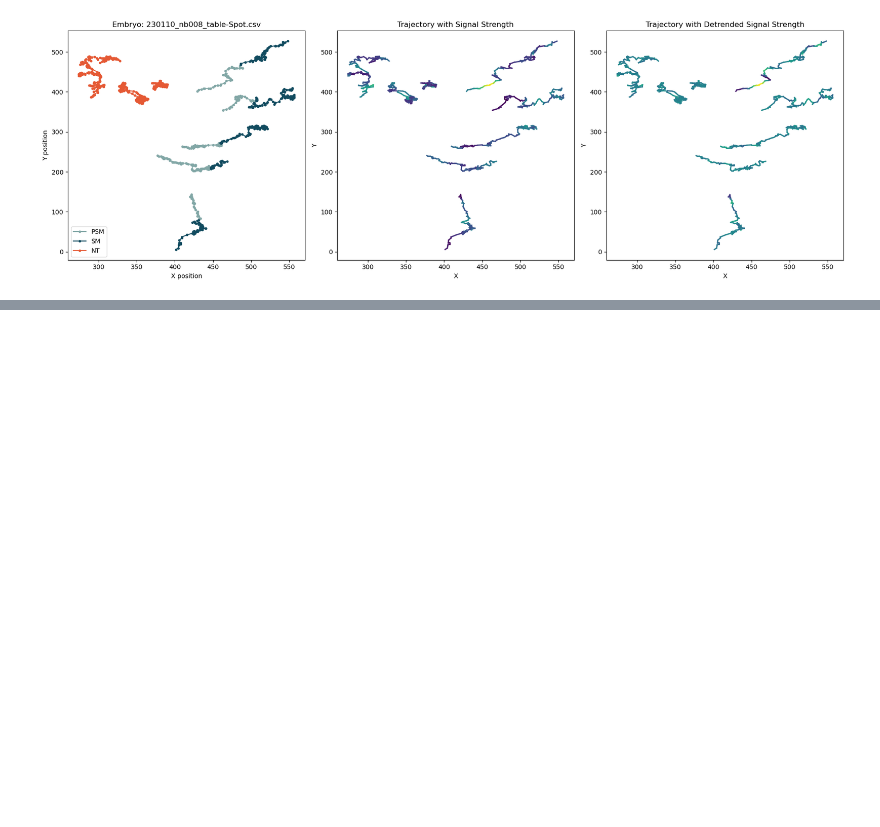
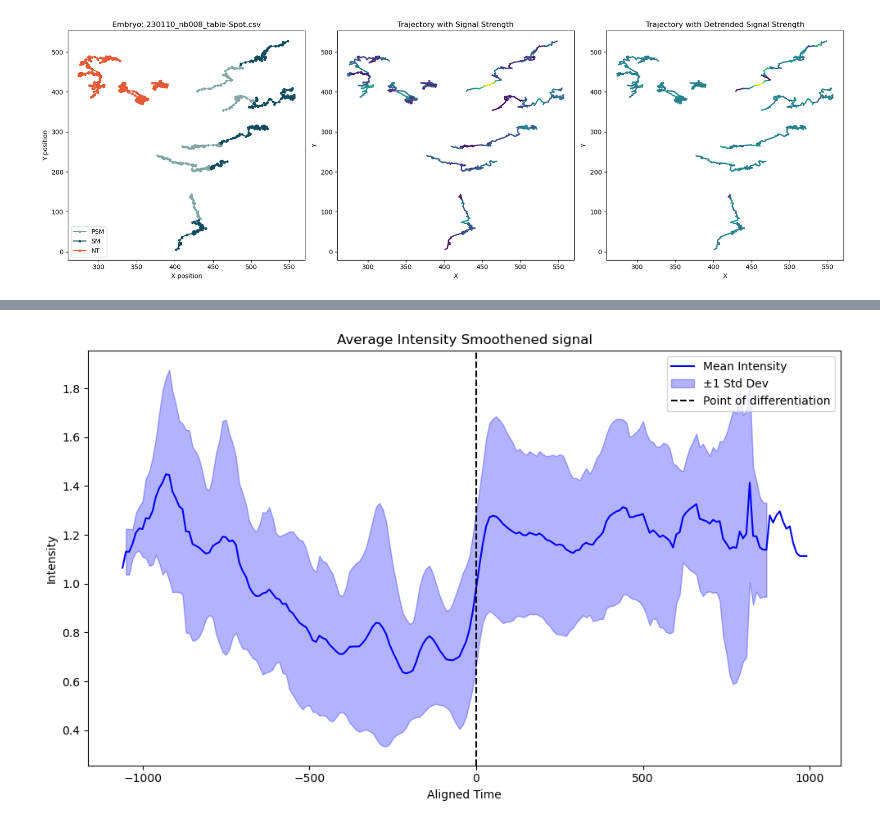
Before and after one commit to kbmcdonnell/2025_mouse_oscillations_MEP_Kate_McDonnell, a Jupyter notebook: Data/data_analysis.ipynb, the cells around one changed output, grey strips where cells are left out. Cells and saved outputs as stored; diff of their text form; code cells hidden in the pictures; blank space fills up the shorter version.

```diff
--- a/Data/data_analysis.ipynb
+++ b/Data/data_analysis.ipynb
@@ -495,0 +659,91 @@ for set in range(len(file_list)):
+# %%
+pivot_data = aligned_data.pivot(index='Aligned Time', columns='Cell ID', values='Smoothened spot cnt intensity ch1')
+mean_intensity = pivot_data.mean(axis=1)
+std_intensity = pivot_data.std(axis=1)
+
+plt.figure(figsize=(10, 6))
+
+# Plot mean intensity
+plt.plot(mean_intensity.index, mean_intensity.values, color='blue', label='Mean Intensity')
+
+# Fill between for ±1 std
+plt.fill_between(
+    mean_intensity.index,
+    mean_intensity - std_intensity,
+    mean_intensity + std_intensity,
+    color='blue',
+    alpha=0.3,
+    label='±1 Std Dev'
+)
+
+# Vertical line at time 0
+plt.axvline(x=0, color='black', linestyle='--', label='Point of differentiation')
+
+# Labels and title
+plt.xlabel('Aligned Time')
+plt.ylabel('Intensity')
+plt.title('Average Intensity Smoothened signal')
+plt.legend()
+plt.tight_layout()
+plt.show()
+
+pivot_data = aligned_data.pivot(index='Aligned Time', columns='Cell ID', values='Detrended spot cnt intensity ch1')
+mean_intensity = pivot_data.mean(axis=1)
+std_intensity = pivot_data.std(axis=1)
+
+plt.figure(figsize=(10, 6))
+
+# Plot mean intensity
+plt.plot(mean_intensity.index, mean_intensity.values, color='blue', label='Mean Intensity')
+
+# Fill between for ±1 std
+plt.fill_between(
+    mean_intensity.index,
+    mean_intensity - std_intensity,
+    mean_intensity + std_intensity,
+    color='blue',
+    alpha=0.3,
+    label='±1 Std Dev'
+)
+
+# Vertical line at time 0
+plt.axvline(x=0, color='black', linestyle='--', label='Point of differentiation')
+
+# Labels and title
+plt.xlabel('Aligned Time')
+plt.ylabel('Intensity')
+plt.title('Average Intensity Detrended signal')
+plt.legend()
+plt.tight_layout()
+plt.show()
+pivot_data = aligned_data.pivot(index='Aligned Time', columns='Cell ID', values='Trend spot cnt intensity ch1')
+mean_intensity = pivot_data.mean(axis=1)
+std_intensity = pivot_data.std(axis=1)
+
+plt.figure(figsize=(10, 6))
+
+# Plot mean intensity
+plt.plot(mean_intensity.index, mean_intensity.values, color='blue', label='Mean Intensity')
+
+# Fill between for ±1 std
+plt.fill_between(
+    mean_intensity.index,
+    mean_intensity - std_intensity,
+    mean_intensity + std_intensity,
+    color='blue',
+    alpha=0.3,
+    label='±1 Std Dev'
+)
+
+# Vertical line at time 0
+plt.axvline(x=0, color='black', linestyle='--', label='Point of differentiation')
+
+# Labels and title
+plt.xlabel('Aligned Time')
+plt.ylabel('Intensity')
+plt.title('Average Intensity Trend')
+plt.legend()
+plt.tight_layout()
+plt.show()
+# %% [output]
+[figure, added]
```
Also changed, not shown: parts of 14 cells of this notebook, 9 other files.
